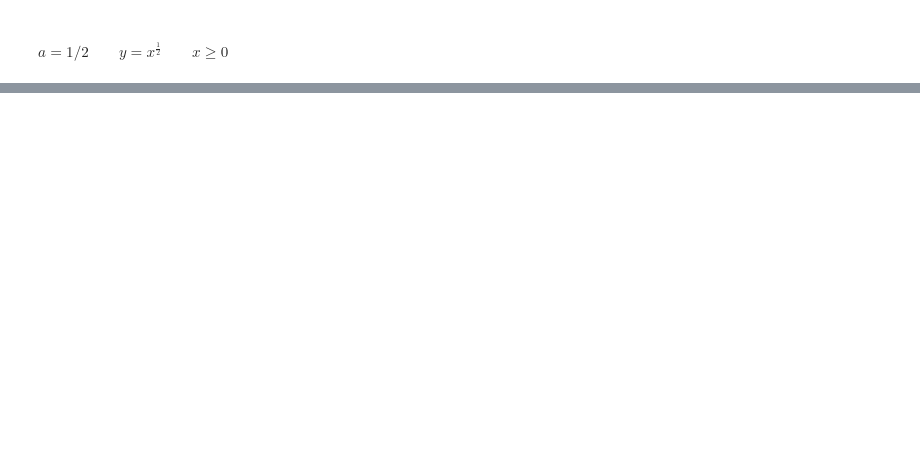
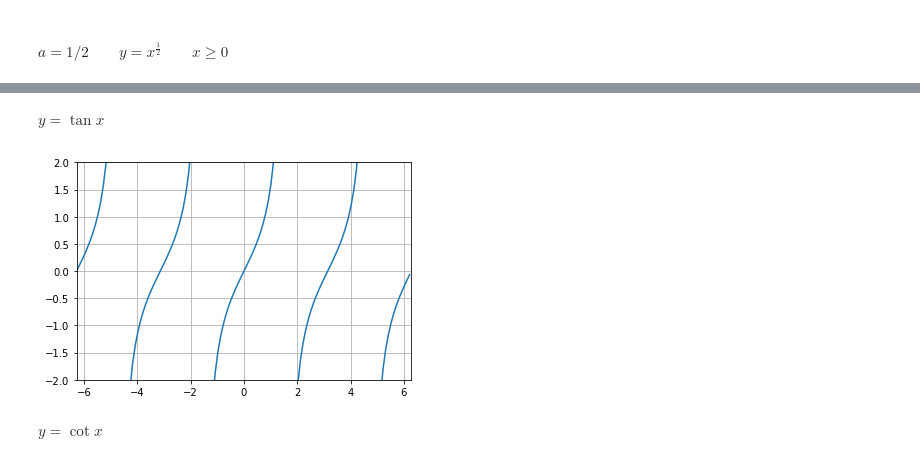
Before and after one commit to TOMMYWHY/Mathematics, a Jupyter notebook: baiscMath/c01_elementary_function.ipynb, the cells around one changed output, grey strips where cells are left out. Cells and saved outputs as stored; diff of their text form; code cells hidden in the pictures; blank space fills up the shorter version.

```diff
--- a/baiscMath/c01_elementary_function.ipynb
+++ b/baiscMath/c01_elementary_function.ipynb
@@ -51,0 +87,21 @@ math_function(x,f(x))
+# %% [markdown]
+$y = \tan x$
+# %%
+def f(x):
+    with np.errstate(divide='ignore', invalid='ignore'):
+        y = np.tan(x)
+        y[:-1][np.diff(y) < 0] = np.nan
+        return y
+
+x = np.arange(-2*np.pi, 2*np.pi, 0.1)
+plt.plot(x, f(x))
+plt.axis([-2*np.pi, 2*np.pi, -2, 2])
+
+plt.grid()
+plt.show()
+
+# math_function(x,f(x))
+# %% [output]
+[figure, added]
+# %% [markdown]
+$y = \cot x$
```
Also changed, not shown: parts of 20 cells of this notebook.
